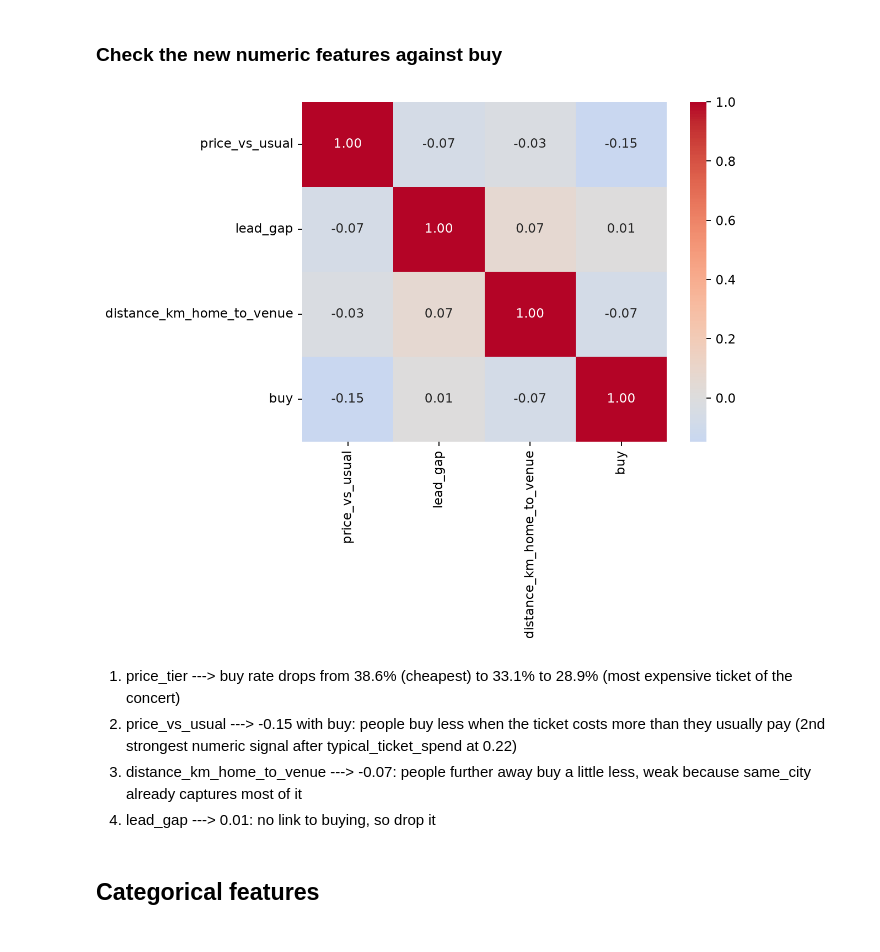
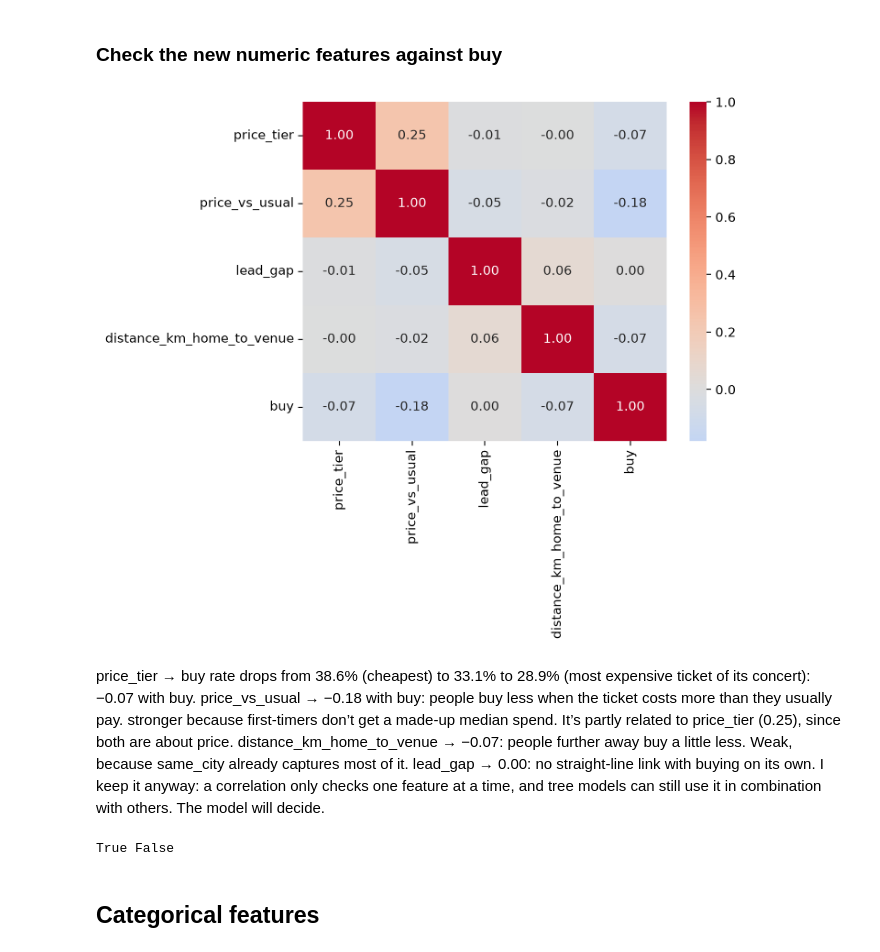
Before and after one commit to Paul-0001/Kaggle-Challenge, a Jupyter notebook: notebooks/02_feature_engineering_constandino.ipynb, the cells around one changed output. Saved outputs shown, nothing was run; the diff lists cells and outputs as text; code cells hidden in the pictures.

```diff
--- a/notebooks/02_feature_engineering_constandino.ipynb
+++ b/notebooks/02_feature_engineering_constandino.ipynb
@@ -133 +145,5 @@ print(user_concert_train[["concert_at", "prediction_at", "days_to_concert", "usu
 9                     63.0      -7.0
+# %%
+# days_to_concert has one value per concert (= the artist), so drop it; keep lead_gap
+user_concert_train = user_concert_train.drop(columns=["days_to_concert"])
+user_concert_test  = user_concert_test.drop(columns=["days_to_concert"])
@@ -155,21 +173,22 @@ print(user_concert_train[["home_city","venue_city", "distance_km_home_to_venue"]
 # %% [markdown]
 ### Check the new numeric features against buy
 # %%
-# use spearman because some distributions are skewed, checking the new numeric features against buy
-sb.heatmap(user_concert_train[["price_vs_usual", "lead_gap", "distance_km_home_to_venue", "buy"]].corr(method="spearman"),
-           cmap="coolwarm", center=0, annot=True, fmt=".2f")
+# do the new numeric features go with buying? (spearman, because some are skewed)
+new = ["price_tier", "price_vs_usual", "lead_gap", "distance_km_home_to_venue", "buy"]
+sb.heatmap(user_concert_train[new].corr(method="spearman"), cmap="coolwarm", center=0, annot=True, fmt=".2f")
 plt.show()
 # %% [output]
-[figure, old version]
+[figure, new version]
 # %% [markdown]
-1) price_tier ---> buy rate drops from 38.6% (cheapest) to 33.1% to 28.9% (most expensive ticket of the concert)
-2) price_vs_usual ---> -0.15 with buy: people buy less when the ticket costs more than they usually pay (2nd strongest numeric signal after typical_ticket_spend at 0.22)
-3) distance_km_home_to_venue ---> -0.07: people further away buy a little less, weak because same_city already captures most of it
-4) lead_gap ---> 0.01: no link to buying, so drop it
+price_tier → buy rate drops from 38.6% (cheapest) to 33.1% to 28.9% (most expensive ticket of its concert): −0.07 with buy.
+price_vs_usual → −0.18 with buy: people buy less when the ticket costs more than they usually pay. stronger because first-timers don’t get a made-up median spend. It’s partly related to price_tier (0.25), since both are about price.
+distance_km_home_to_venue → −0.07: people further away buy a little less. Weak, because same_city already captures most of it.
+lead_gap → 0.00: no straight-line link with buying on its own. I keep it anyway: a correlation only checks one feature at a time, and tree models can still use it in combination with others. The model will decide.
 # %%
-# lead_gap: no link to buy (0.01), drop it with its helper column days_to_concert
-user_concert_train = user_concert_train.drop(columns=["lead_gap", "days_to_concert"])
-user_concert_test  = user_concert_test.drop(columns=["lead_gap", "days_to_concert"])
+# check: lead_gap is kept, its helper days_to_concert is dropped
+print("lead_gap" in user_concert_train.columns, "days_to_concert" in user_concert_train.columns)   # True False
+# %% [output]
+True False
 # %% [markdown]
 ## Categorical features
 # %% [markdown]
```
Also changed, not shown: parts of 21 cells of this notebook, 4 other files.
